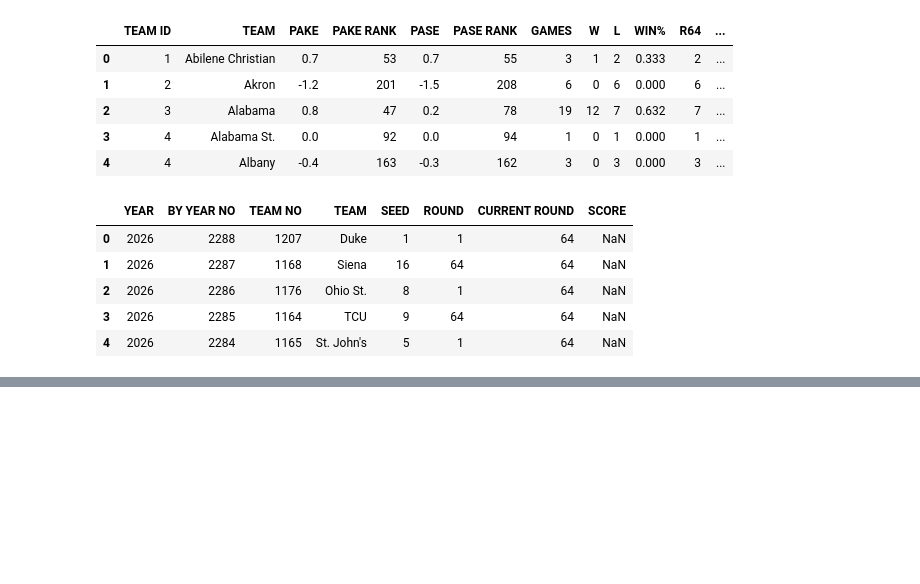
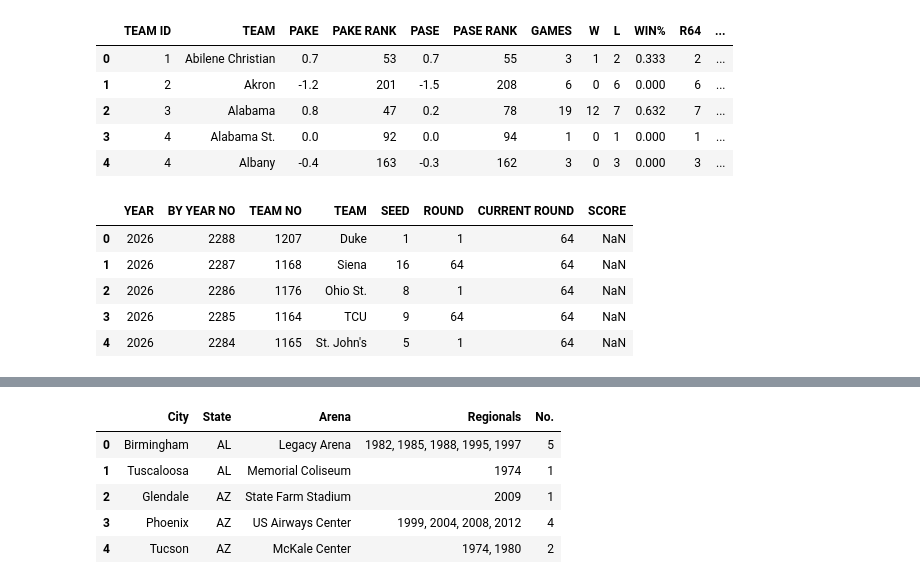
Before and after one commit to jstebick16-cloud/Stebick-Scores, a Jupyter notebook: finalcapstone.ipynb, the cells around one changed output, grey strips where cells are left out. Drawn from its saved outputs; the diff is of its cells as text; code cells hidden in the pictures; blank space fills up the shorter version.

```diff
--- a/finalcapstone.ipynb
+++ b/finalcapstone.ipynb
@@ -180,0 +375,10 @@ Please set a user-agent and respect our robot policy https://w.wiki/4wJS. See al
+# %%
+third_fourth_round_locations = tables[2]
+third_fourth_round_locations.head()
+# %% [output]
+|  | City | State | Arena | Regionals | No. |
+| 0 | Birmingham | AL | Legacy Arena | 1982, 1985, 1988, 1995, 1997 | 5 |
+| 1 | Tuscaloosa | AL | Memorial Coliseum | 1974 | 1 |
+| 2 | Glendale | AZ | State Farm Stadium | 2009 | 1 |
+| 3 | Phoenix | AZ | US Airways Center | 1999, 2004, 2008, 2012 | 4 |
+| 4 | Tucson | AZ | McKale Center | 1974, 1980 | 2 |
```
Also changed, not shown: parts of 8 cells of this notebook.
